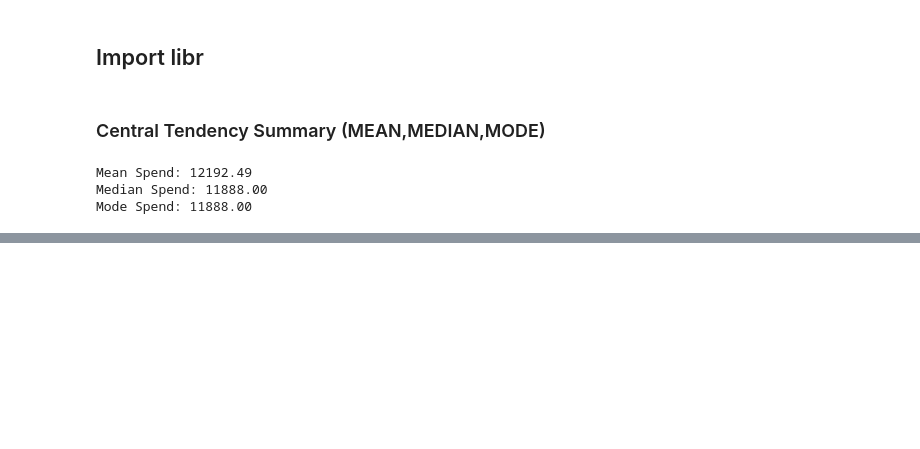
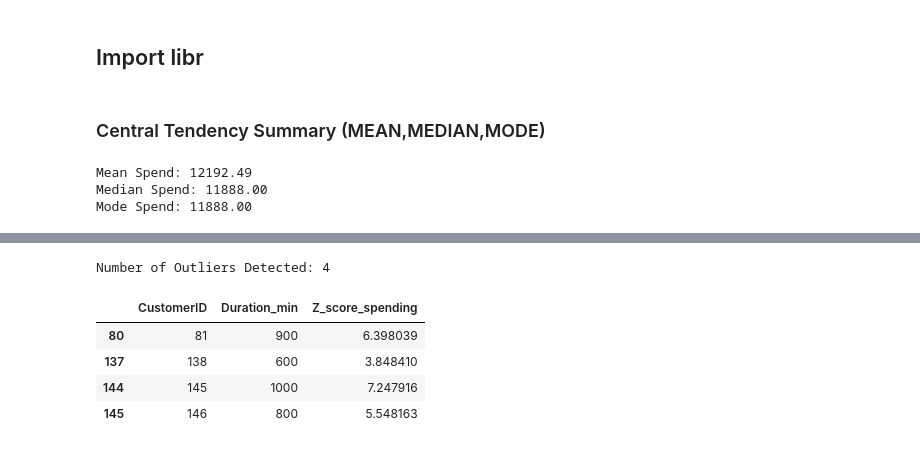
Before and after one commit to SauhardSHukla/Real-estate-housing-price, a Jupyter notebook: JypterNoteBook/Analysis/Central_Tendency+Outliers_Insights.ipynb, the cells around one changed output, grey strips where cells are left out. Saved outputs shown, nothing was run; the diff lists cells and outputs as text; code cells hidden in the pictures; blank space fills up the shorter version.

```diff
--- a/JypterNoteBook/Analysis/Central_Tendency+Outliers_Insights.ipynb
+++ b/JypterNoteBook/Analysis/Central_Tendency+Outliers_Insights.ipynb
@@ -27,0 +193,19 @@ Mode Spend: 11888.00
+# %%
+# Using the Z-score to find the outliers(Time Duration)
+df['Z_score_spending'] = zscore(df['Duration_min'])
+
+#Flagging potential outliers
+outliers = df[(df['Z_score_spending']>3) | (df['Z_score_spending']<-3) ]
+
+#Get the lenght of the outliers
+print(f"Number of Outliers Detected: {len(outliers)}")
+
+#Show the columns and there deatail which hold outliers
+outliers[['CustomerID', 'Duration_min', 'Z_score_spending']]
+# %% [output]
+Number of Outliers Detected: 4
+|  | CustomerID | Duration_min | Z_score_spending |
+| 80 | 81 | 900 | 6.398039 |
+| 137 | 138 | 600 | 3.848410 |
+| 144 | 145 | 1000 | 7.247916 |
+| 145 | 146 | 800 | 5.548163 |
```
Also changed, not shown: parts of 4 cells of this notebook.
